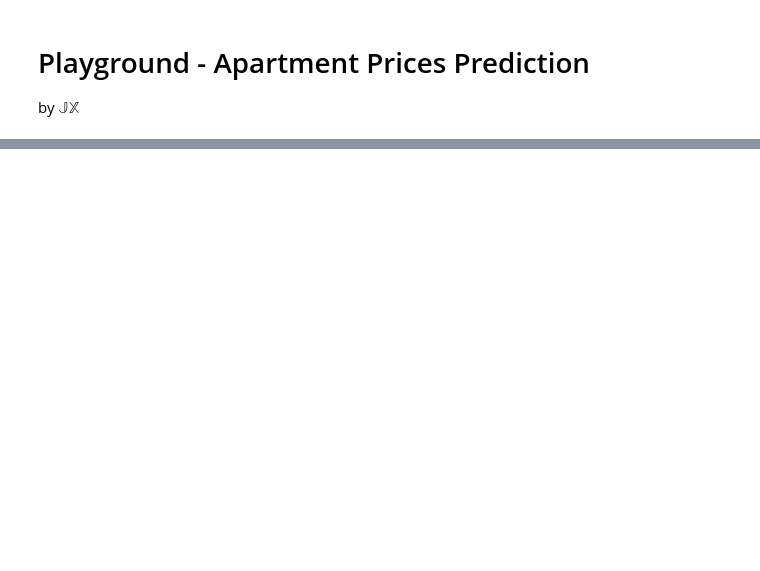
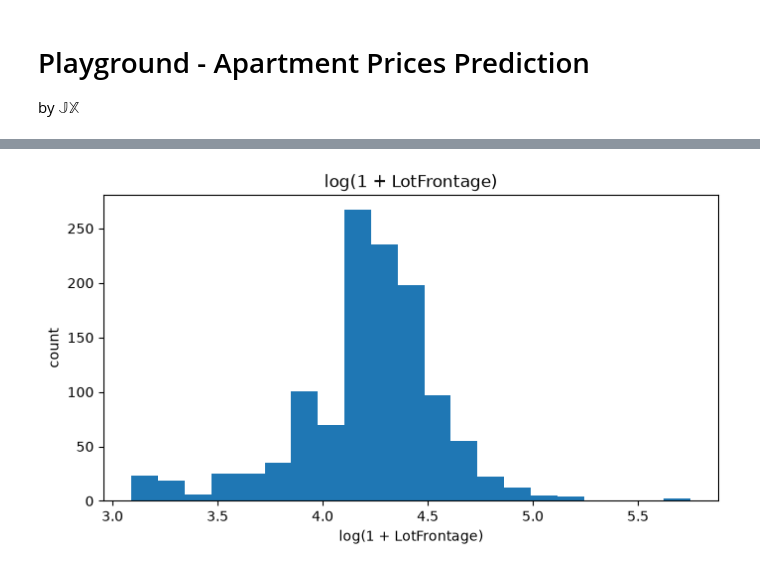
Before and after one commit to jxwhat/22DM012-assn01-apartmentprices, a Jupyter notebook: workings/playground.ipynb, the cells around one changed output, grey strips where cells are left out. Cells and saved outputs as stored; diff of their text form; code cells hidden in the pictures; blank space fills up the shorter version.

```diff
--- a/workings/playground.ipynb
+++ b/workings/playground.ipynb
@@ -25,0 +119,5 @@ df_train
+# %%
+# distribution of a numeric column
+plot_hist(df_data, col='LotFrontage', log=True, bins=21)
+# %% [output]
+[figure, added]
```
Also changed, not shown: parts of 14 cells of this notebook, 3 other files.
